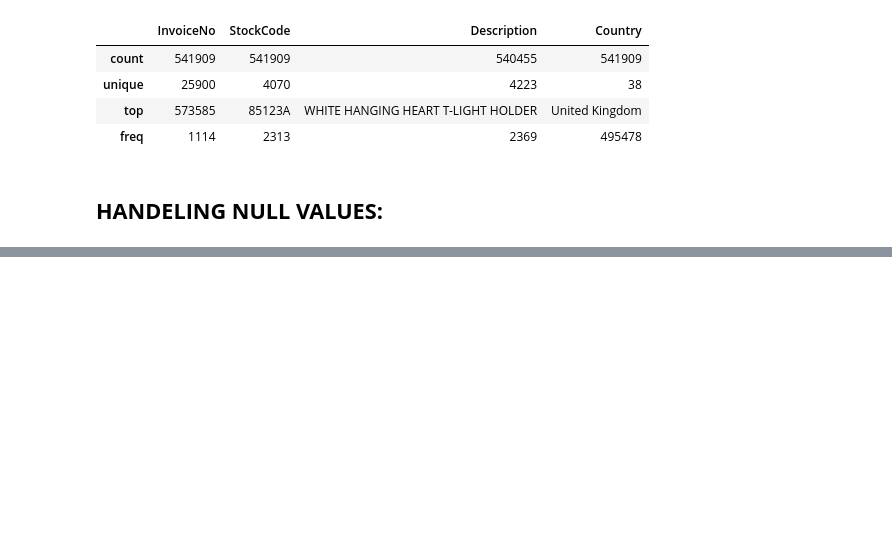
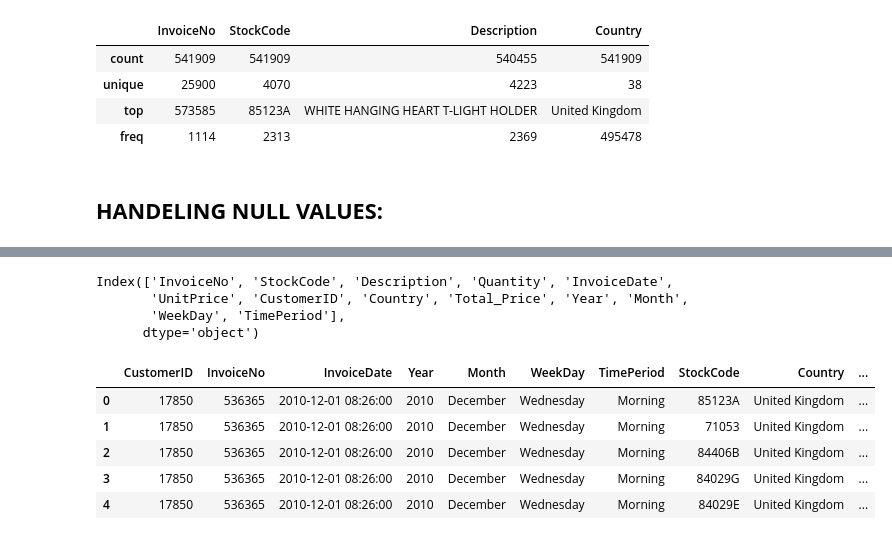
Before and after one commit to Samikshab99/Unsupervised-ML-Customer-Segmentation, a Jupyter notebook: Online_Retail_Customer_Segmentation_Capstone_Project.ipynb, the cells around one changed output, grey strips where cells are left out. Cells and saved outputs as stored; diff of their text form; code cells hidden in the pictures; blank space fills up the shorter version.

```diff
--- a/Online_Retail_Customer_Segmentation_Capstone_Project.ipynb
+++ b/Online_Retail_Customer_Segmentation_Capstone_Project.ipynb
@@ -166,0 +370,24 @@ Length of DataFrame after dropping all the duplicate values :  536641
+# %%
+#getting columns
+df.columns
+# %% [output]
+Index(['InvoiceNo', 'StockCode', 'Description', 'Quantity', 'InvoiceDate',
+       'UnitPrice', 'CustomerID', 'Country', 'Total_Price', 'Year', 'Month',
+       'WeekDay', 'TimePeriod'],
+      dtype='object')
+# %%
+#shifting columns
+df = df[['CustomerID', 'InvoiceNo', 'InvoiceDate', 'Year', 'Month', 'WeekDay','TimePeriod',
+         'StockCode', 'Country', 'Description', 'Quantity', 'UnitPrice', 'Total_Price']]
+# %%
+#copying df
+customer_df= df.copy()
+# %%
+customer_df.head()#getting head
+# %% [output]
+|  | CustomerID | InvoiceNo | InvoiceDate | Year | Month | WeekDay | TimePeriod | StockCode | Country | ... |
+| 0 | 17850 | 536365 | 2010-12-01 08:26:00 | 2010 | December | Wednesday | Morning | 85123A | United Kingdom | ... |
+| 1 | 17850 | 536365 | 2010-12-01 08:26:00 | 2010 | December | Wednesday | Morning | 71053 | United Kingdom | ... |
+| 2 | 17850 | 536365 | 2010-12-01 08:26:00 | 2010 | December | Wednesday | Morning | 84406B | United Kingdom | ... |
+| 3 | 17850 | 536365 | 2010-12-01 08:26:00 | 2010 | December | Wednesday | Morning | 84029G | United Kingdom | ... |
+| 4 | 17850 | 536365 | 2010-12-01 08:26:00 | 2010 | December | Wednesday | Morning | 84029E | United Kingdom | ... |
```
Also changed, not shown: parts of 36 cells of this notebook.
